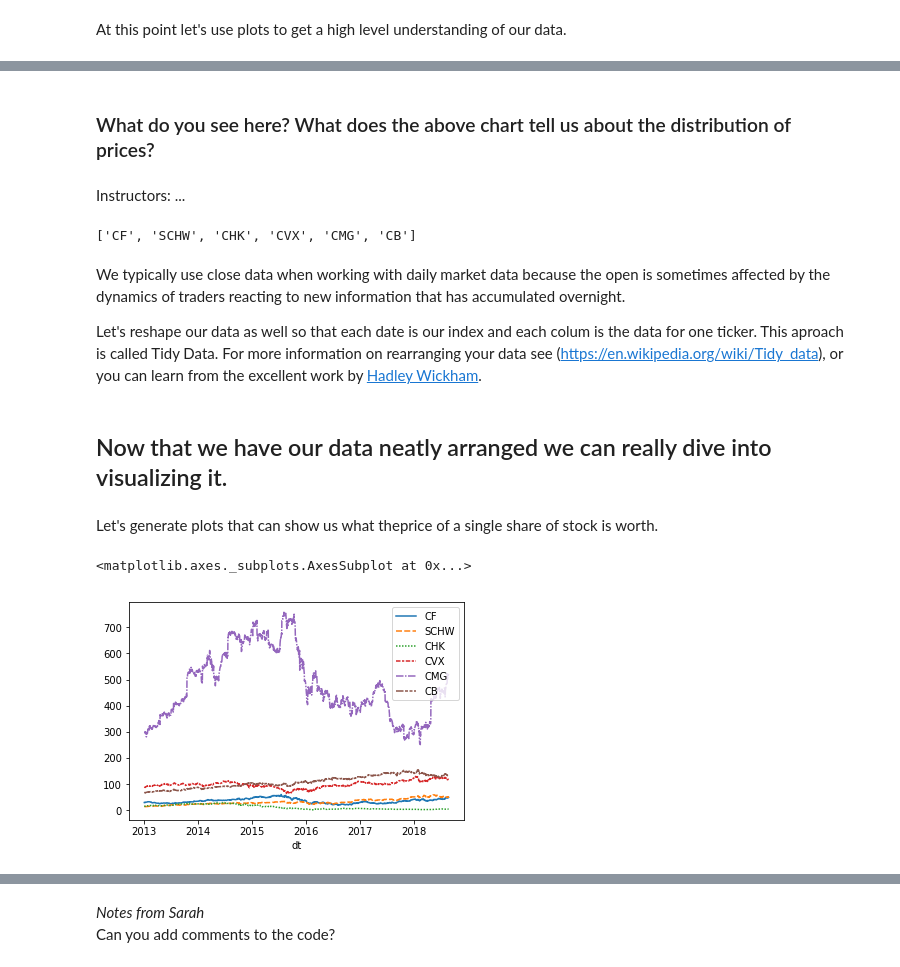
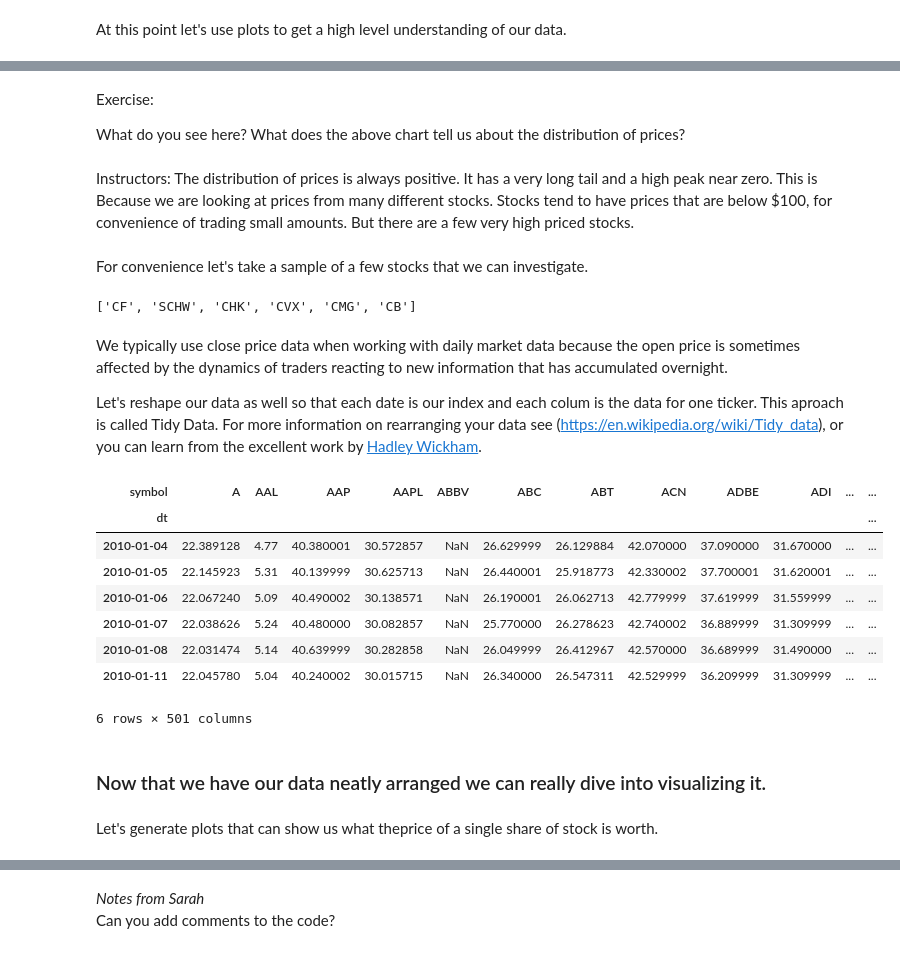
Before and after one commit to microsoft/Reactors, a Jupyter notebook: Data_Science_2/Full_Day/4-Capstone_pairs.ipynb, the cells around one changed output, grey strips where cells are left out. Cells and saved outputs as stored; diff of their text form; code cells hidden in the pictures.

```diff
--- a/Data_Science_2/Full_Day/4-Capstone_pairs.ipynb
+++ b/Data_Science_2/Full_Day/4-Capstone_pairs.ipynb
@@ -175,5 +182,9 @@ sns.distplot(stocks['close'], bins=100, kde=True)
 # %% [markdown]
-### What do you see here? What does the above chart tell us about the distribution of prices?
+Exercise:
+
+What do you see here? What does the above chart tell us about the distribution of prices?
-# %% [markdown]
-Instructors: ...
+# %% [markdown]
+Instructors: The distribution of prices is always positive. It has a very long tail and a high peak near zero. This is Because we are looking at prices from many different stocks. Stocks tend to have prices that are below $100, for convenience of trading small amounts.  But there are a few very high priced stocks.
+# %% [markdown]
+For convenience let's take a sample of a few stocks that we can investigate.
 # %%
@@ -182,6 +193,6 @@ sample_tickers
 # %% [output]
 ['CF', 'SCHW', 'CHK', 'CVX', 'CMG', 'CB']
 # %% [markdown]
-We typically use close data when working with daily market data because the open is sometimes affected by the dynamics of traders reacting to new information that has accumulated overnight.
+We typically use close price data when working with daily market data because the open price is sometimes affected by the dynamics of traders reacting to new information that has accumulated overnight.
 
 Let's reshape our data as well so that each date is our index and each colum is the data for one ticker.  This aproach is called Tidy Data.  For more information on rearranging your data see (https://en.wikipedia.org/wiki/Tidy_data), or you can learn from the excellent work by [Hadley Wickham](https://vita.had.co.nz/papers/tidy-data.pdf).
@@ -190,9 +199,18 @@ closes = stocks.pivot(index='dt', columns='ticker', values='adj_close')
+# %%
+closes = stocks.pivot(index='dt', columns='symbol', values='close') # reorganise the data
+# Do you undeerstand the new shape of the data?
+closes.head(6)
+# %% [output]
+| symbol | A | AAL | AAP | AAPL | ABBV | ABC | ABT | ACN | ADBE | ADI | ... | ... |
+| dt |  |  |  |  |  |  |  |  |  |  |  | ... |
+| 2010-01-04 | 22.389128 | 4.77 | 40.380001 | 30.572857 | NaN | 26.629999 | 26.129884 | 42.070000 | 37.090000 | 31.670000 | ... | ... |
+| 2010-01-05 | 22.145923 | 5.31 | 40.139999 | 30.625713 | NaN | 26.440001 | 25.918773 | 42.330002 | 37.700001 | 31.620001 | ... | ... |
+| 2010-01-06 | 22.067240 | 5.09 | 40.490002 | 30.138571 | NaN | 26.190001 | 26.062713 | 42.779999 | 37.619999 | 31.559999 | ... | ... |
+| 2010-01-07 | 22.038626 | 5.24 | 40.480000 | 30.082857 | NaN | 25.770000 | 26.278623 | 42.740002 | 36.889999 | 31.309999 | ... | ... |
+| 2010-01-08 | 22.031474 | 5.14 | 40.639999 | 30.282858 | NaN | 26.049999 | 26.412967 | 42.570000 | 36.689999 | 31.490000 | ... | ... |
+| 2010-01-11 | 22.045780 | 5.04 | 40.240002 | 30.015715 | NaN | 26.340000 | 26.547311 | 42.529999 | 36.209999 | 31.309999 | ... | ... |
+6 rows × 501 columns
 # %% [markdown]
-## Now that we have our data neatly arranged we can really dive into visualizing it.
+### Now that we have our data neatly arranged we can really dive into visualizing it.
 # %% [markdown]
 Let's generate plots that can show us what theprice of a single share of stock is worth.
-# %%
-sns.lineplot(data=closes[sample_tickers])
-# %% [output]
-<matplotlib.axes._subplots.AxesSubplot at 0x...>
-[figure, removed]
```
Also changed, not shown: parts of 72 cells of this notebook.
